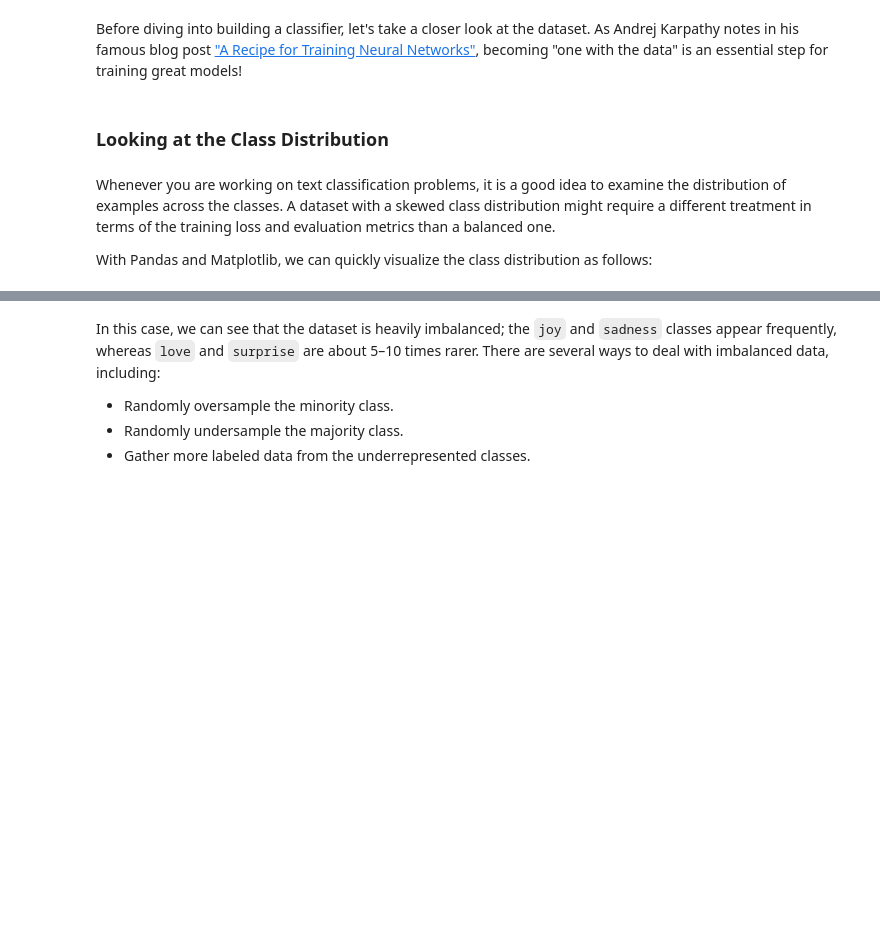
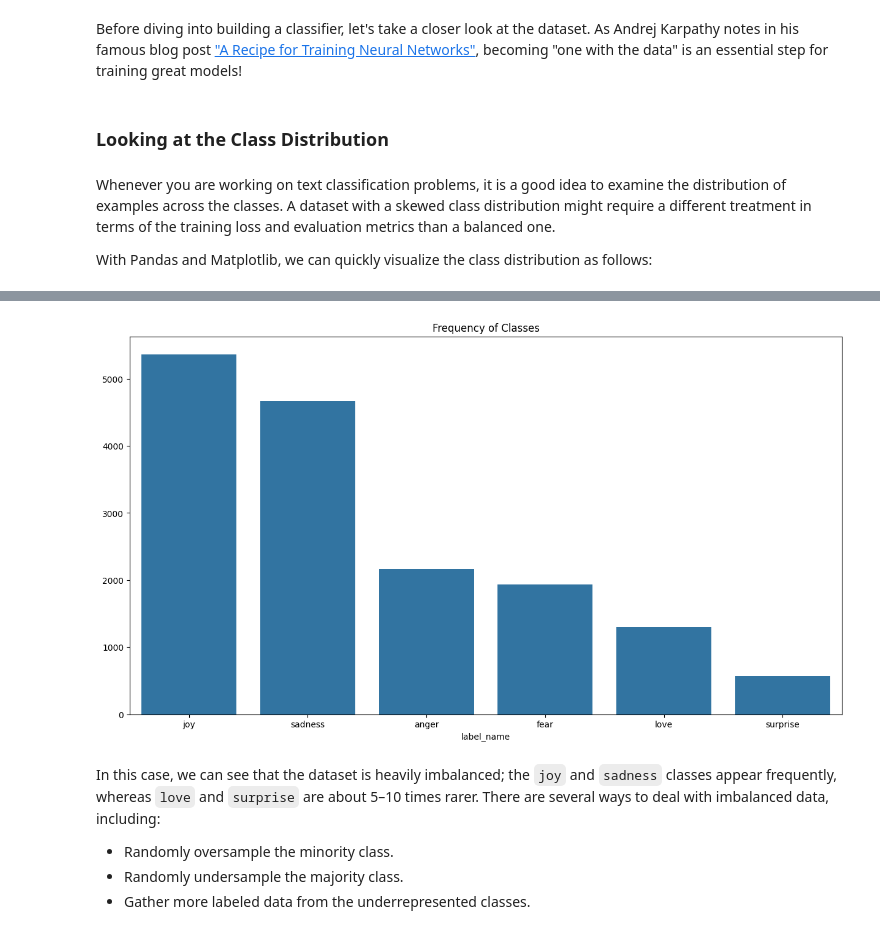
Before and after one commit to Shriram-Vibhute/Natural-Language-Processing, a Jupyter notebook: Text Classification/Text Classification.ipynb, the cells around one changed output, grey strips where cells are left out. Drawn from its saved outputs; the diff is of its cells as text; code cells hidden in the pictures; blank space fills up the shorter version.

```diff
--- a/Text Classification/Text Classification.ipynb
+++ b/Text Classification/Text Classification.ipynb
@@ -145,15 +145,17 @@ df.head()
 # %% [markdown]
 Before diving into building a classifier, let's take a closer look at the dataset. As Andrej Karpathy notes in his famous blog post ["A Recipe for Training Neural Networks"](https://karpathy.github.io/2019/04/25/recipe), becoming "one with the data" is an essential step for training great models!
 # %% [markdown]
-### Looking at the Class Distribution
+### **Looking at the Class Distribution**
 # %% [markdown]
 Whenever you are working on text classification problems, it is a good idea to examine the distribution of examples across the classes. A dataset with a skewed class distribution might require a different treatment in terms of the training loss and evaluation metrics than a balanced one.
 
 With Pandas and Matplotlib, we can quickly visualize the class distribution as follows:
 # %%
+import seaborn as sns
 import matplotlib.pyplot as plt
 
-df["label_name"].value_counts(ascending=True).plot.barh()
+plt.figure(figsize=(15, 8))
+sns.barplot(x=df["label_name"].value_counts().index, y=df["label_name"].value_counts().values)
 plt.title("Frequency of Classes")
 plt.show()
 # %% [output]
@@ -161,3 +162,4 @@ plt.show()
+[figure, added]
 # %% [markdown]
 In this case, we can see that the dataset is heavily imbalanced; the `joy` and `sadness` classes appear frequently, whereas `love` and `surprise` are about 5–10 times rarer. There are several ways to deal with imbalanced data, including:
 
```
Also changed, not shown: parts of 7 cells of this notebook, 2 other files.
